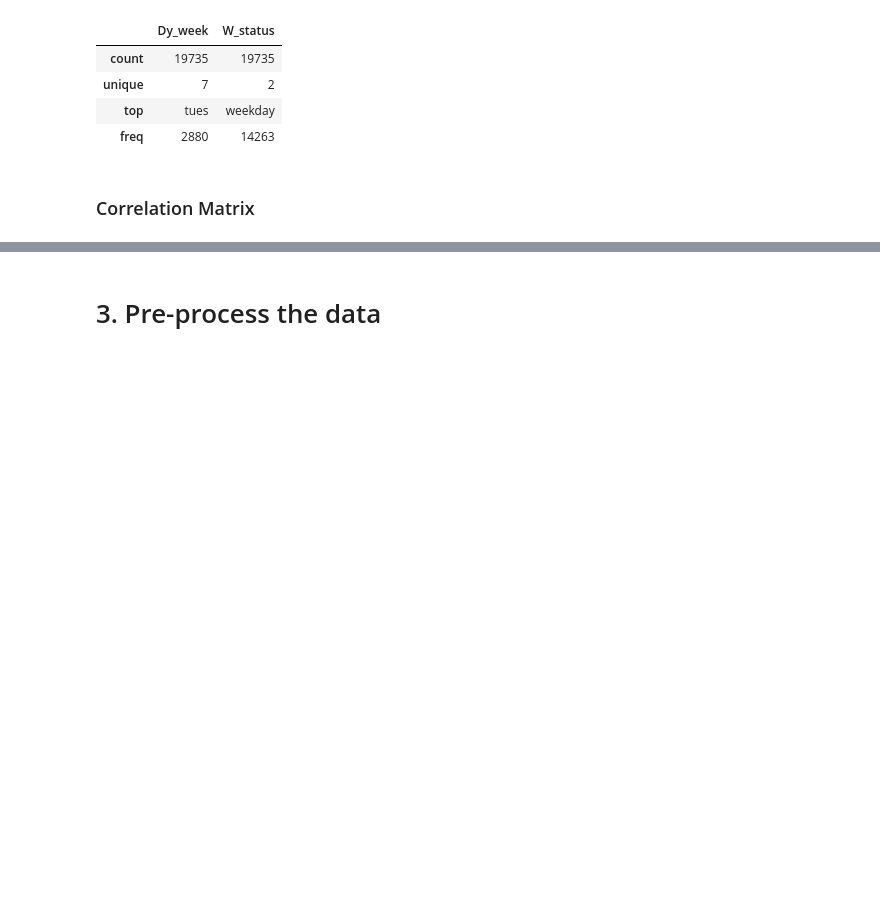
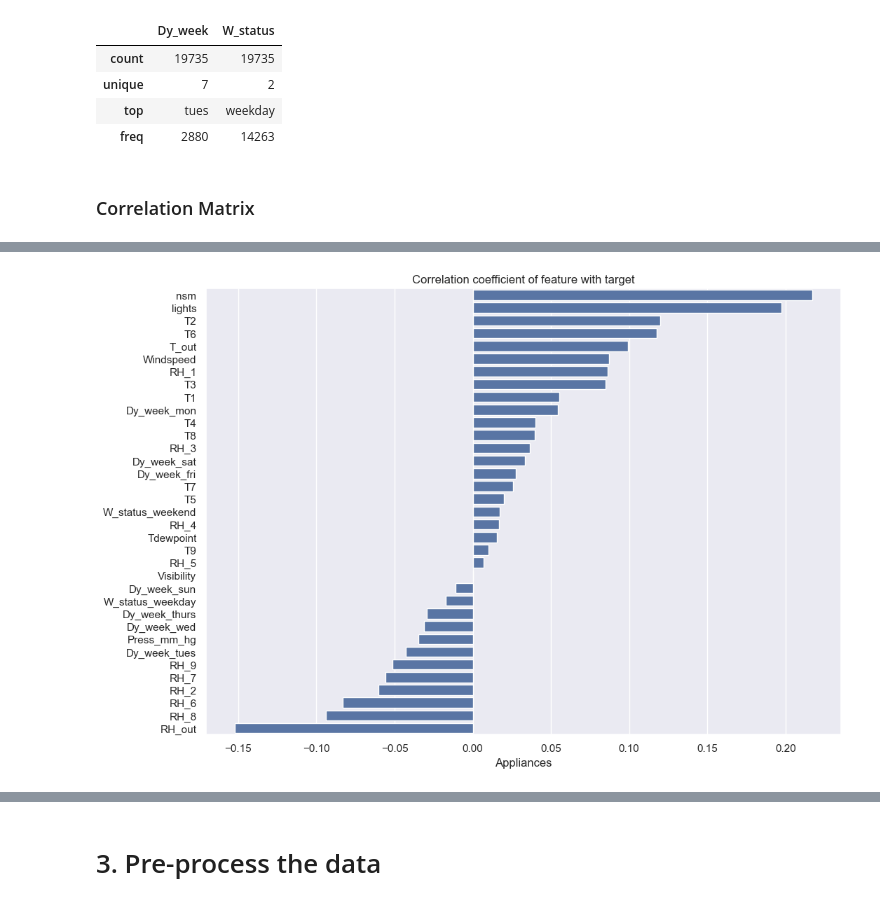
Before and after one commit to nicoataiza/CS7306-2024, a Jupyter notebook: Assignment 1/a1882443_Ataiza_assign1a.ipynb, the cells around one changed output, grey strips where cells are left out. Drawn from its saved outputs; the diff is of its cells as text; code cells hidden in the pictures; blank space fills up the shorter version.

```diff
--- a/Assignment 1/a1882443_Ataiza_assign1a.ipynb
+++ b/Assignment 1/a1882443_Ataiza_assign1a.ipynb
@@ -351,3 +327,11 @@ RH_6               -0.083178
 RH_8               -0.094039
 RH_out             -0.152282
 Name: Appliances, dtype: float64
+# %%
+# See the thing above as a visualization
+sns.set(rc={'figure.figsize':(11.7,8.27)})
+sns.barplot(df.corr()['Appliances'].sort_values(ascending=False)[1:], orient='h')
+plt.title('Correlation coefficient of feature with target')
+plt.show()
+# %% [output]
+[figure, added]
```
Also changed, not shown: parts of 26 cells of this notebook, 2 other files.
